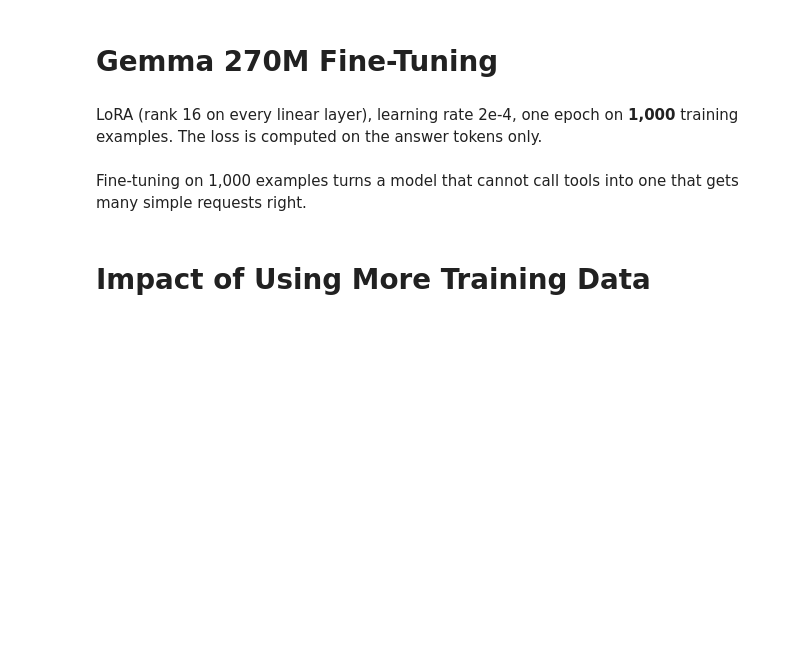
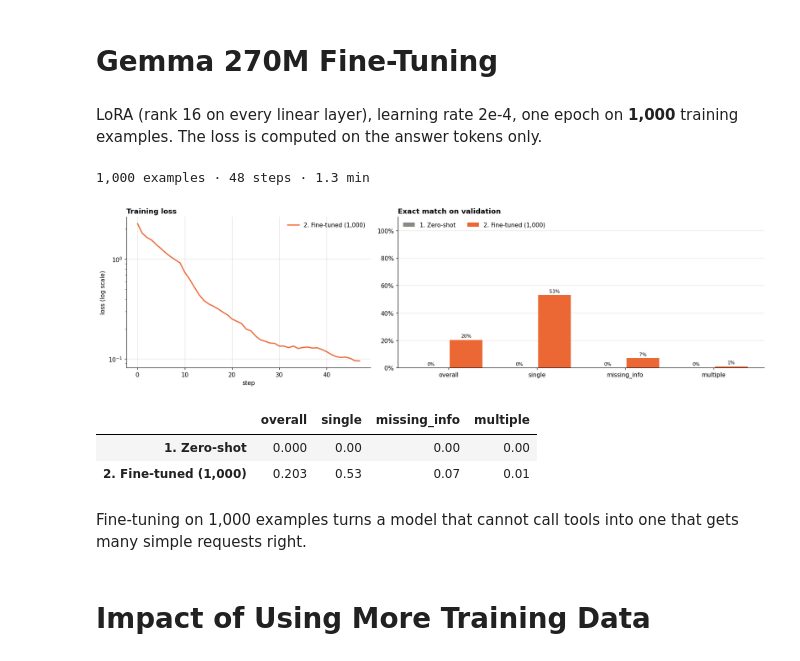
Before and after one commit to aims-ai-research-foundations/airf-slm-tool-calling-hackathon, a Jupyter notebook: starter_notebook.ipynb, the cells around one changed output. Saved outputs shown, nothing was run; the diff lists cells and outputs as text; code cells hidden in the pictures; blank space fills up the shorter version.

```diff
--- a/starter_notebook.ipynb
+++ b/starter_notebook.ipynb
@@ -72,11 +81,10 @@ except ImportError:  # not on Colab: use `huggingface-cli login` or the HF_TOKEN
 The data is downloaded from the [hackathon repository](https://github.com/aims-ai-research-foundations/airf-slm-tool-calling-hackathon) into `data/`.
 # %%
 REPO = "https://raw.githubusercontent.com/aims-ai-research-foundations/airf-slm-tool-calling-hackathon/main/data"
-DATA_DIR = Path(os.environ.get("HACKATHON_DATA_DIR", "data"))
+DATA_DIR = Path("data")
 DATA_DIR.mkdir(exist_ok=True)
-for name in ("tools.json", "train.jsonl", "dev.jsonl"):
-    if not (DATA_DIR / name).exists():
-        urllib.request.urlretrieve(f"{REPO}/{name}", DATA_DIR / name)
+for name in ("tools.json", "train.jsonl", "dev.jsonl"):  # always the latest files from the repository
+    urllib.request.urlretrieve(f"{REPO}/{name}", DATA_DIR / name)
 
 
 def read_jsonl(path: Path) -> list[dict]:
@@ -317,3 +433,20 @@ pd.DataFrame(results).T.round(3)
+# %%
+# Safe cleanup in case model is not defined yet
+if 'model' in globals():
+    del model
+
+model, loss_1k = fine_tune(train_pool[:1000])
+results["2. Fine-tuned (1,000)"] = score(predict(model, validation))
+losses = {"2. Fine-tuned (1,000)": loss_1k}
+
+plot(losses)
+pd.DataFrame(results).T.round(3)
+# %% [output]
+1,000 examples · 48 steps · 1.3 min
+[figure, added]
+|  | overall | single | missing_info | multiple |
+| 1. Zero-shot | 0.000 | 0.00 | 0.00 | 0.00 |
+| 2. Fine-tuned (1,000) | 0.203 | 0.53 | 0.07 | 0.01 |
 # %% [markdown]
 Fine-tuning on 1,000 examples turns a model that cannot call tools into one that gets many simple requests right.
 # %% [markdown]
```
Also changed, not shown: parts of 13 cells of this notebook.
